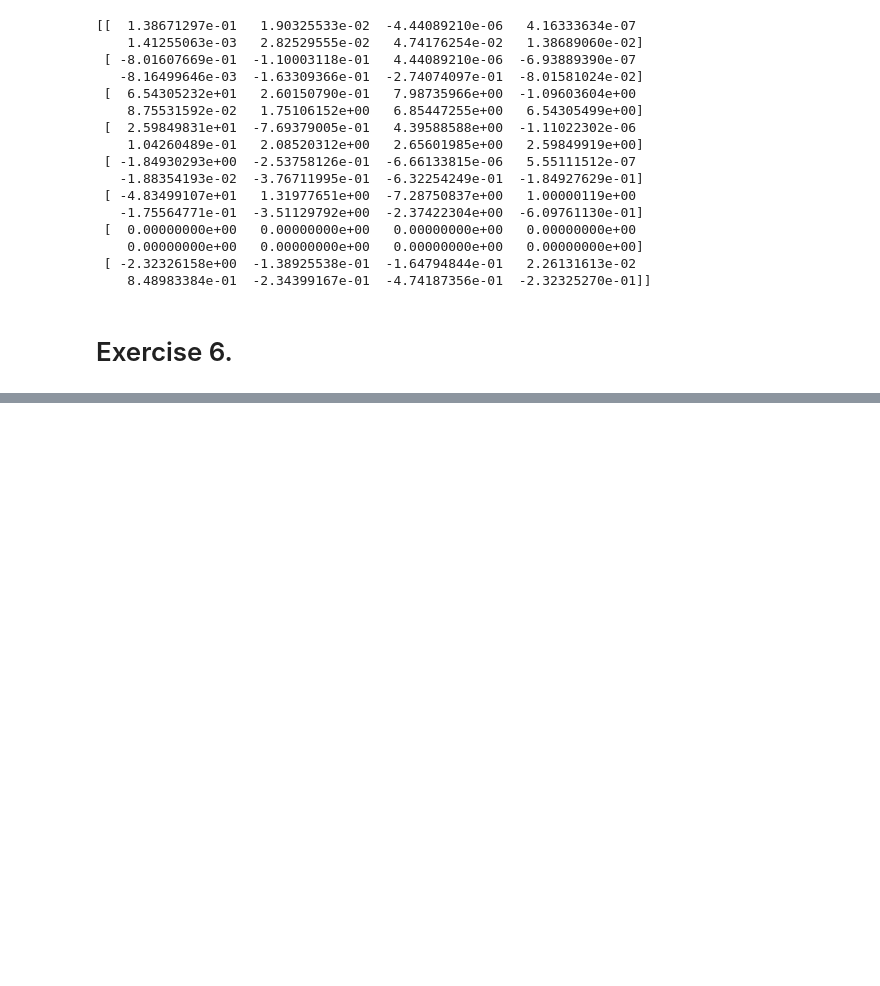
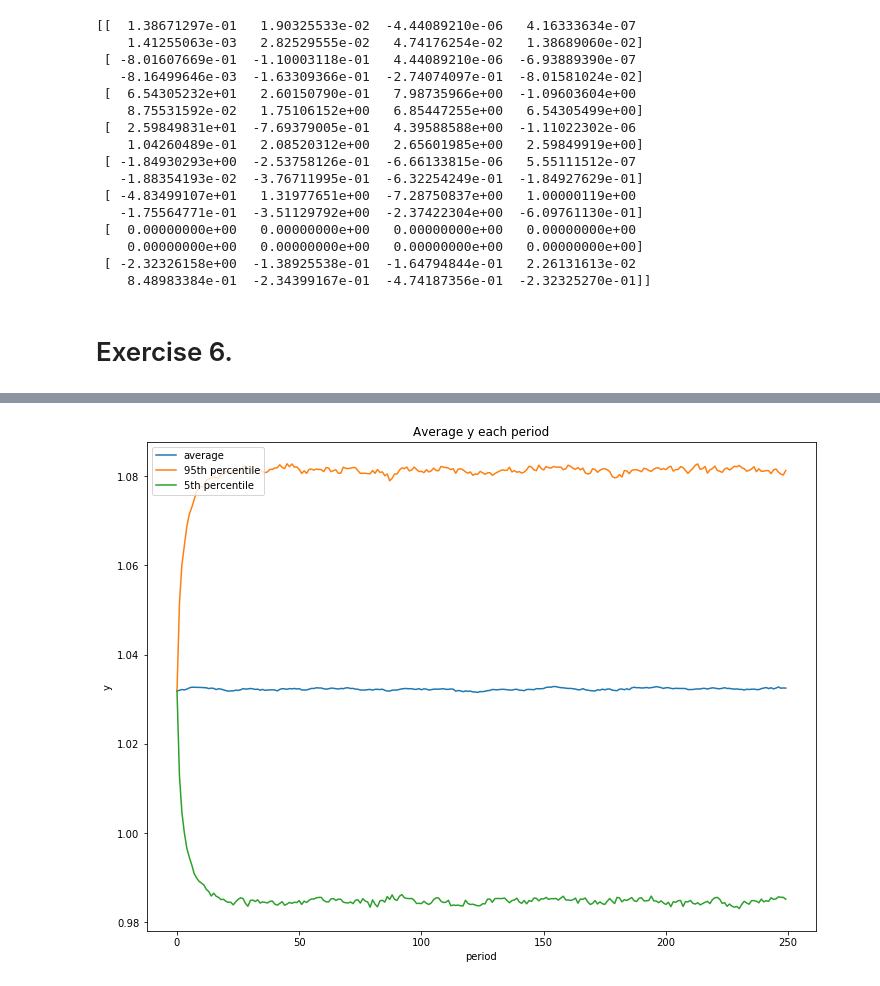
Before and after one commit to ipitman/BootCamp2017, a Jupyter notebook: Econ/Wk5_6_DSGE_Filters/Wk5_6_Econ_PSet/Exercises from Linearization Notes.ipynb, the cells around one changed output, grey strips where cells are left out. Drawn from its saved outputs; the diff is of its cells as text; code cells hidden in the pictures; blank space fills up the shorter version.

Commit message:
Finished with Econ
Time to sleep!

```diff
--- a/Econ/Wk5_6_DSGE_Filters/Wk5_6_Econ_PSet/Exercises from Linearization Notes.ipynb
+++ b/Econ/Wk5_6_DSGE_Filters/Wk5_6_Econ_PSet/Exercises from Linearization Notes.ipynb
@@ -345,0 +443,88 @@ print(get_deriv_matrix(SS_vals, Modeldyn, params, guessXY, Zbar, nx, ny))
+# %%
+#Imports:
+import numpy as np
+from numpy.random import uniform
+
+#Define empty arrays for time-series:
+k_arr = np.empty((251, 10000))
+l_arr = np.empty((251, 10000))
+z_arr = np.empty((251, 10000))
+y_arr = np.empty((251, 10000))
+c_arr = np.empty((251, 10000))
+i_arr = np.empty((251, 10000))
+
+#Define initial values for time-series:
+k_arr[0, :] = k_bar * np.ones(10000)
+l_arr[0, :] = l_bar * np.ones(10000)
+z_arr[0, :] = z_bar * np.ones(10000)
+
+#Get upper and lower bounds for uniform distribution:
+ub = (12 * (sigma ** 2)) ** 0.5 / 2
+lb = -ub
+
+#Define (vector inputs) policy function:
+def pf(k, l, z):
+    X = np.array([k, l])
+    one_vec = np.ones(k.shape[0])
+    X_bar = np.array([k_bar * one_vec, l_bar * one_vec])
+    return X_bar * np.exp(P@(np.log(X / X_bar))) + Q * (z - z_bar)
+
+#Run simulations:
+for i in range(1, 251):
+    k_arr[i, :], l_arr[i, :] = pf(k_arr[i - 1, :], l_arr[i - 1, :], z_arr[i - 1, :])
+    z_arr[i, :] = (1 - rho) * z_bar + rho * z_arr[i - 1, :] + uniform(lb, ub, 10000)
+    c_arr[i - 1, :], y_arr[i - 1, :], i_arr[i - 1, :] = Modeldefs(k_arr[i, :], k_arr[i - 1, :], l_arr[i - 1, :], z_arr[i - 1, :], params)[-3:]
+
+#Plot GDP:
+fig = plt.figure(figsize=(12, 9))
+plt.plot(range(250), np.average(y_arr[:-1, :], 1), label='average')
+band_95 = np.array([sorted(y_arr[i, :])[9500] for i in range(250)])
+band_5 = np.array([sorted(y_arr[i, :])[500] for i in range(250)])
+plt.plot(range(250), band_95, label='95th percentile')
+plt.plot(range(250), band_5, label='5th percentile')
+plt.title('Average y each period')
+plt.xlabel('period')
+plt.ylabel('y')
+plt.legend()
+plt.show()
+
+#Plot consumption:
+fig = plt.figure(figsize=(12, 9))
+plt.plot(range(250), np.average(c_arr[:-1, :], 1), label='average')
+band_95 = np.array([sorted(c_arr[i, :])[9500] for i in range(250)])
+band_5 = np.array([sorted(c_arr[i, :])[500] for i in range(250)])
+plt.plot(range(250), band_95, label='95th percentile')
+plt.plot(range(250), band_5, label='5th percentile')
+plt.title('Average c each period')
+plt.xlabel('period')
+plt.ylabel('c')
+plt.legend()
+plt.show()
+
+#Plot investment:
+fig = plt.figure(figsize=(12, 9))
+plt.plot(range(250), np.average(i_arr[:-1, :], 1), label='average')
+band_95 = np.array([sorted(i_arr[i, :])[9500] for i in range(250)])
+band_5 = np.array([sorted(i_arr[i, :])[500] for i in range(250)])
+plt.plot(range(250), band_95, label='95th percentile')
+plt.plot(range(250), band_5, label='5th percentile')
+plt.title('Average i each period')
+plt.xlabel('period')
+plt.ylabel('i')
+plt.legend()
+plt.show()
+
+#Plot labor:
+fig = plt.figure(figsize=(12, 9))
+plt.plot(range(250), np.average(l_arr[:-1, :], 1), label='average')
+band_95 = np.array([sorted(l_arr[i, :])[9500] for i in range(250)])
+band_5 = np.array([sorted(l_arr[i, :])[500] for i in range(250)])
+plt.plot(range(250), band_95, label='95th percentile')
+plt.plot(range(250), band_5, label='5th percentile')
+plt.title('Average l each period')
+plt.xlabel('period')
+plt.ylabel('l')
+plt.legend()
+plt.show()
+# %% [output]
+[figure, added]
```
Also changed, not shown: parts of 17 cells of this notebook, 5 other files.
